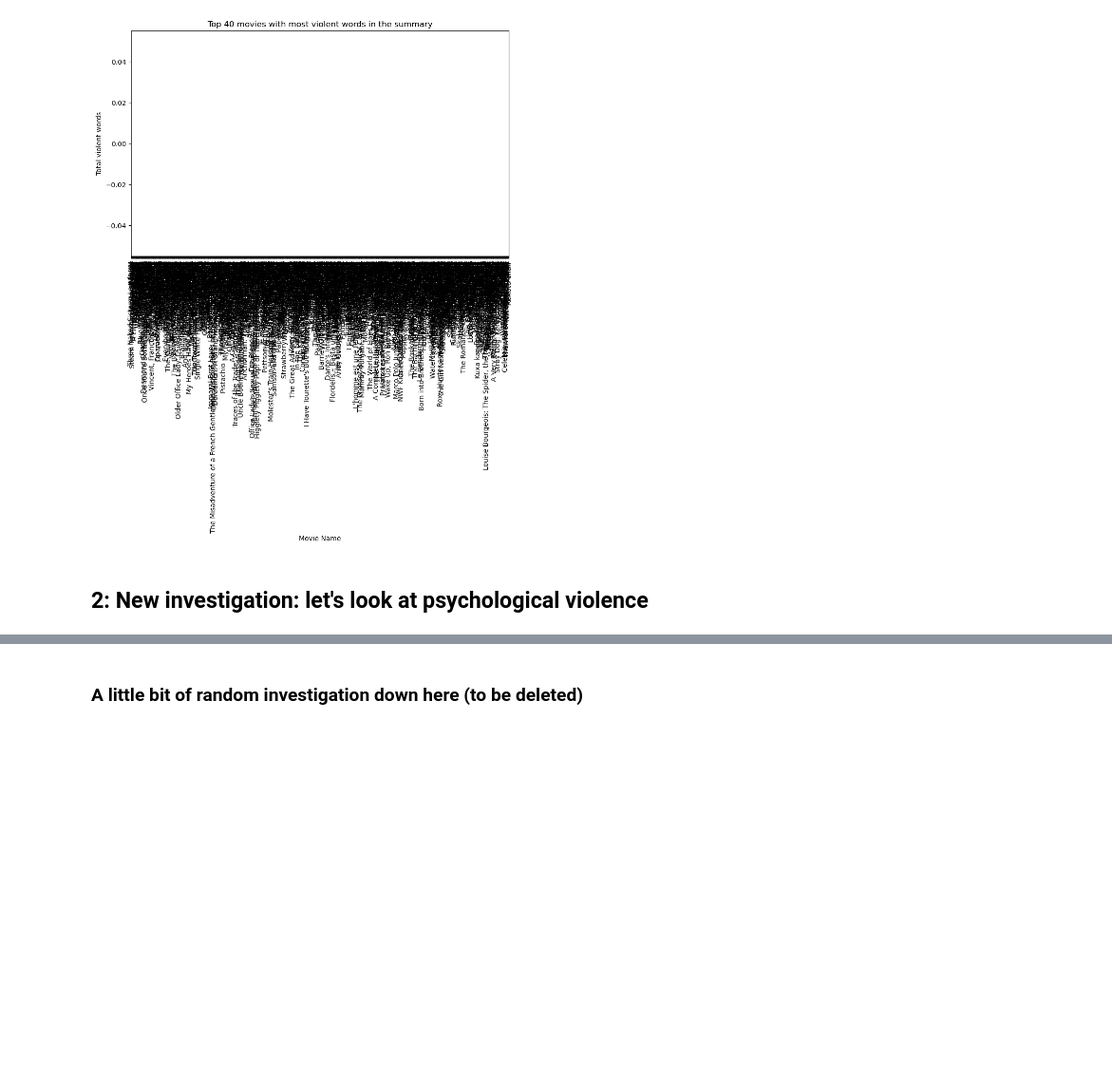
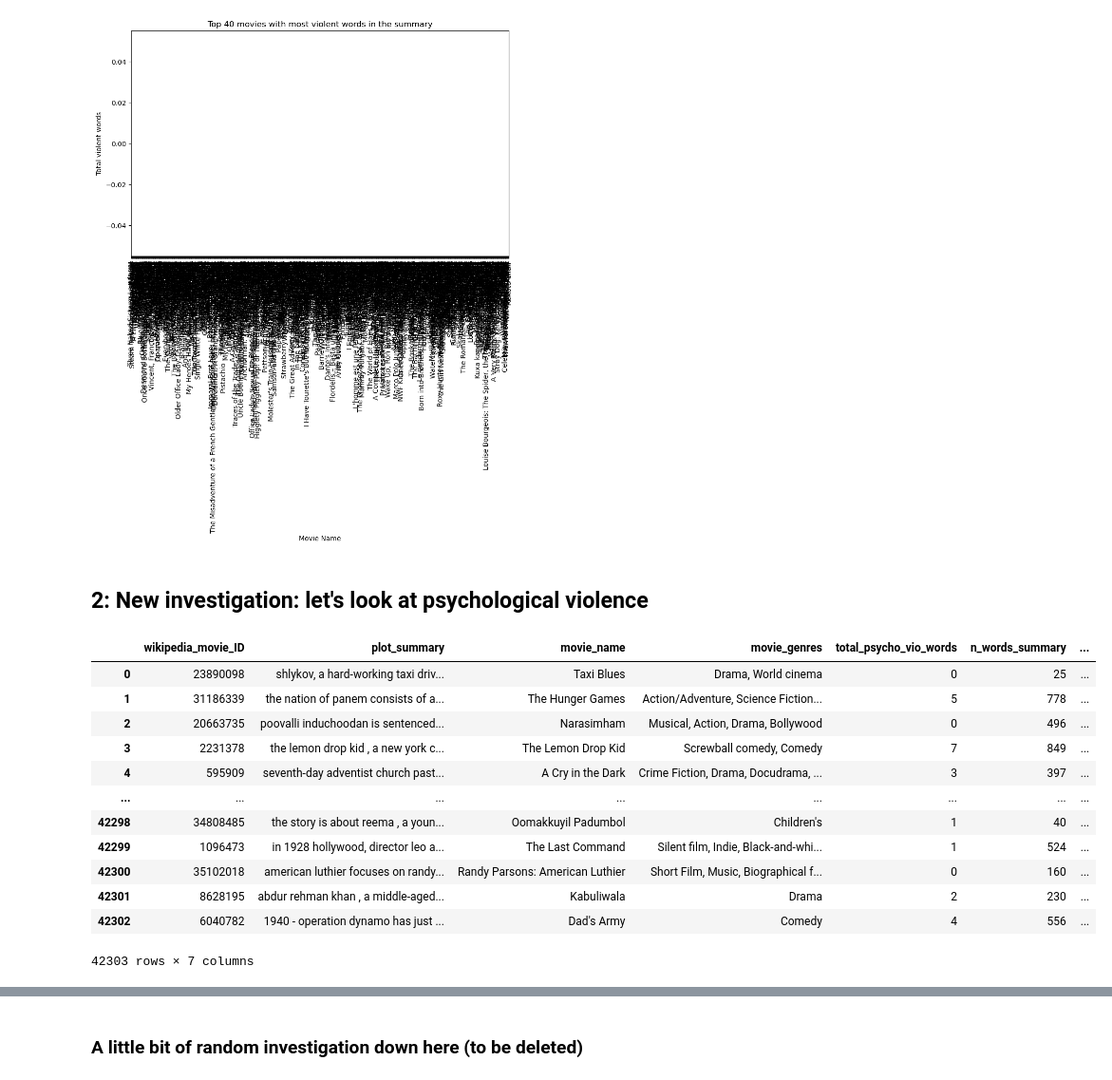
Before and after one commit to epfl-ada/ada-2024-project-alligatorsdontapologize24, a Jupyter notebook: src/Exploratory_Data_Analysis.ipynb, the cells around one changed output, grey strips where cells are left out. Shown at 95% size. Drawn from its saved outputs; the diff is of its cells as text; code cells hidden in the pictures; blank space fills up the shorter version.

```diff
--- a/src/Exploratory_Data_Analysis.ipynb
+++ b/src/Exploratory_Data_Analysis.ipynb
@@ -444,3 +447,29 @@ CMU_plot_summary = CMU_plot_summary.merge(CMU_movie_metadata[['wikipedia_movie_I
+# %%
+# First, to avoid errors, we remove the NAN, so that we can then apply extract_genres to all CMU_movies_sprted_psycho
+CMU_plot_summary['movie_genres'] = CMU_plot_summary['movie_genres'].fillna('')
+
+def extract_genres(text):
+    # Find all matches for genre names using a regex pattern that matches quoted text after colon
+    return ', '.join(re.findall(r'": "([^"]+)"', text))
+
+# Apply to the whole 'movie_genres' column
+CMU_plot_summary['movie_genres'] = CMU_plot_summary['movie_genres'].apply(extract_genres)
+
+display(CMU_plot_summary)
+# %% [output]
+|  | wikipedia_movie_ID | plot_summary | movie_name | movie_genres | total_psycho_vio_words | n_words_summary | ... |
+| 0 | 23890098 | shlykov, a hard-working taxi driv... | Taxi Blues | Drama, World cinema | 0 | 25 | ... |
+| 1 | 31186339 | the nation of panem consists of a... | The Hunger Games | Action/Adventure, Science Fiction... | 5 | 778 | ... |
+| 2 | 20663735 | poovalli induchoodan is sentenced... | Narasimham | Musical, Action, Drama, Bollywood | 0 | 496 | ... |
+| 3 | 2231378 | the lemon drop kid , a new york c... | The Lemon Drop Kid | Screwball comedy, Comedy | 7 | 849 | ... |
+| 4 | 595909 | seventh-day adventist church past... | A Cry in the Dark | Crime Fiction, Drama, Docudrama, ... | 3 | 397 | ... |
+| ... | ... | ... | ... | ... | ... | ... | ... |
+| 42298 | 34808485 | the story is about reema , a youn... | Oomakkuyil Padumbol | Children's | 1 | 40 | ... |
+| 42299 | 1096473 | in 1928 hollywood, director leo a... | The Last Command | Silent film, Indie, Black-and-whi... | 1 | 524 | ... |
+| 42300 | 35102018 | american luthier focuses on randy... | Randy Parsons: American Luthier | Short Film, Music, Biographical f... | 0 | 160 | ... |
+| 42301 | 8628195 | abdur rehman khan , a middle-aged... | Kabuliwala | Drama | 2 | 230 | ... |
+| 42302 | 6040782 | 1940 - operation dynamo has just ... | Dad's Army | Comedy | 4 | 556 | ... |
+42303 rows × 7 columns
 # %%
 psycho_violence_list = [
     "abandon",
```
Also changed, not shown: parts of 9 cells of this notebook.
